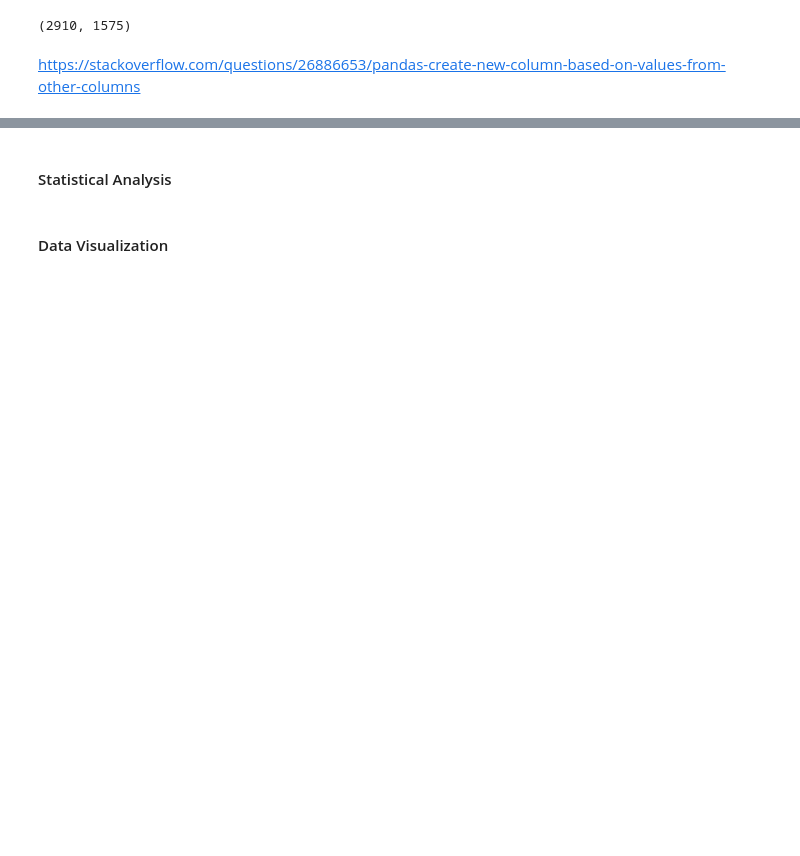
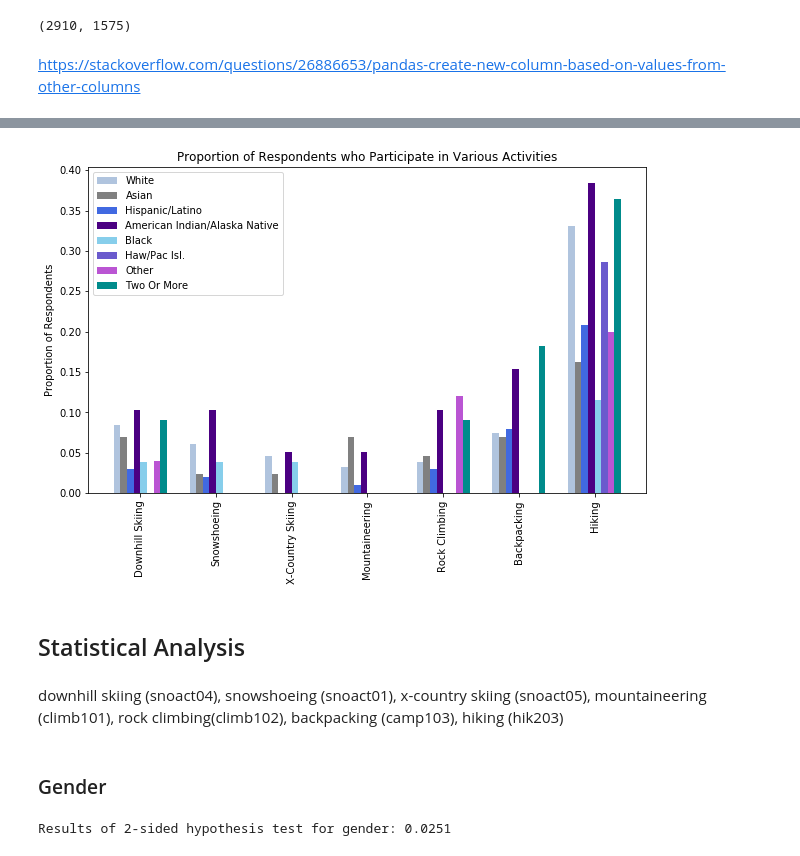
Before and after one commit to kentdanas/data-512-final-project, a Jupyter notebook: wa_outdoor_recreation_analysis.ipynb, the cells around one changed output, grey strips where cells are left out. Saved outputs shown, nothing was run; the diff lists cells and outputs as text; code cells hidden in the pictures; blank space fills up the shorter version.

```diff
--- a/wa_outdoor_recreation_analysis.ipynb
+++ b/wa_outdoor_recreation_analysis.ipynb
@@ -130,4 +272,32 @@ race_dataset.to_csv('data_clean/race_data_clean.csv')
+# %%
+fig4 = plt.figure(figsize=(10,6))
+ax6 = fig4.add_subplot(111)
+ind4 = np.arange(7)
+width4 = 0.7
+
+for i in range(8):
+    ax6.bar(ind4 - width/2. + i/8*width4, race_props_all.iloc[i, 0:7],
+            width=width4/8, align="edge", color=colors2[i])
+
+plt.xticks(rotation=90)
+ax6.set_title('Proportion of Respondents who Participate in Various Activities')
+ax6.set_ylabel('Proportion of Respondents')
+ax6.set_xticks(ind4 + width4/7)
+ax6.set_xticklabels(backcountry_ticks)
+ax6.legend(race_props_all.index)
+
+plt.savefig('results/race_participation_in_backcountry_specific.png')
+plt.show;
+# %% [output]
+[figure, added]
 # %% [markdown]
-#### Statistical Analysis
+## Statistical Analysis
-# %% [markdown]
-#### Data Visualization
+# %% [markdown]
+downhill skiing (snoact04), snowshoeing (snoact01), x-country skiing (snoact05), mountaineering (climb101), rock climbing(climb102), backpacking (camp103), hiking (hik203)
+# %% [markdown]
+### Gender
+# %%
+z_gender, p_gender = ssp.proportions_ztest(gender_counts, gender_nobs)
+print("Results of 2-sided hypothesis test for gender:", round(p_gender, 4))
+# %% [output]
+Results of 2-sided hypothesis test for gender: 0.0251
```
Also changed, not shown: parts of 32 cells of this notebook, 6 other files.
